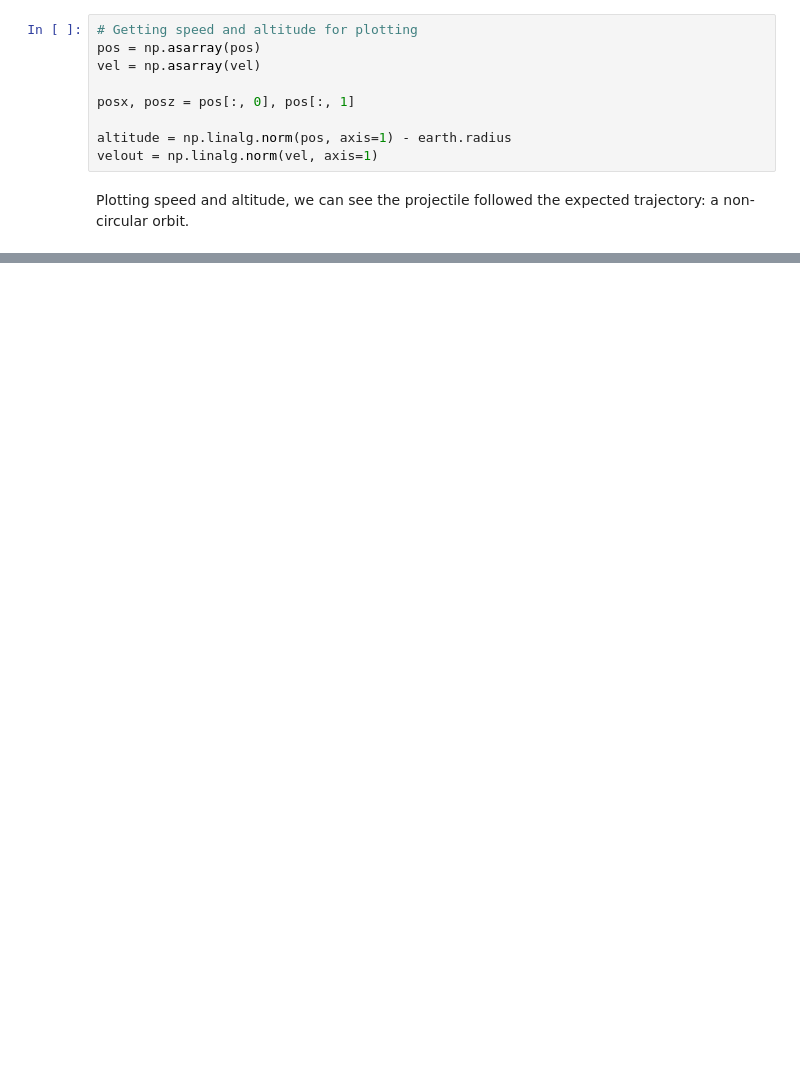
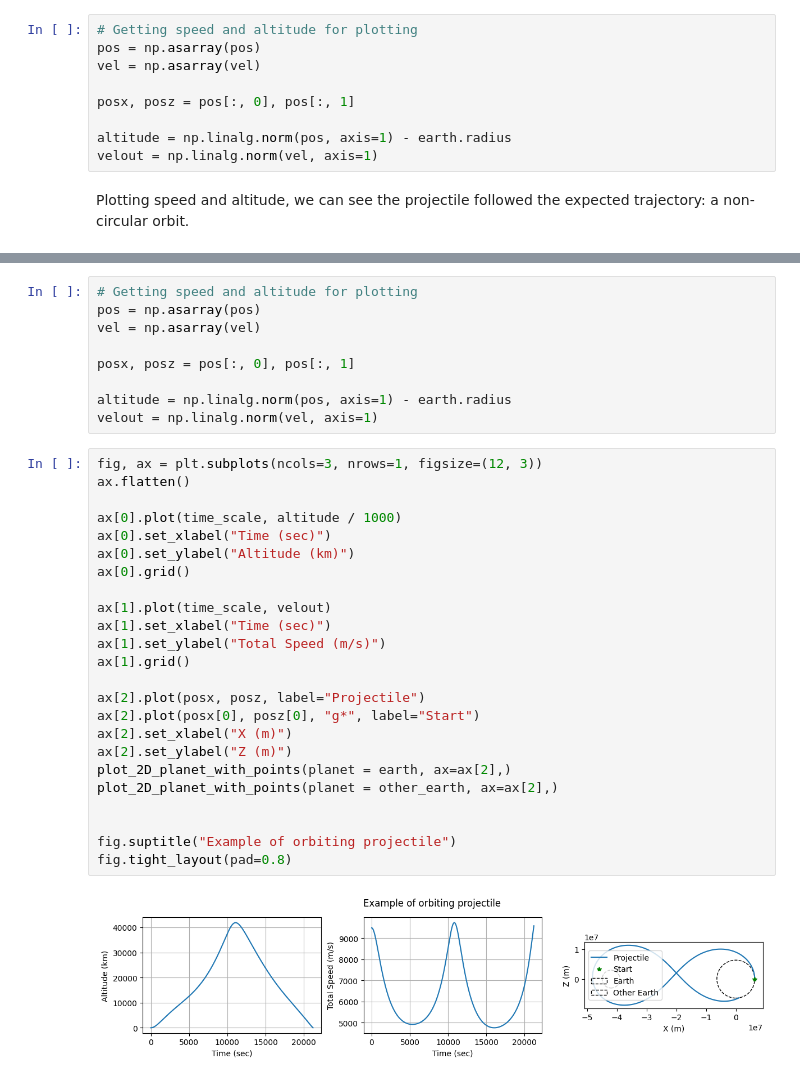
Before and after one commit to Sylvain-Rama/MAD, a Jupyter notebook: notebooks/03_projectiles.ipynb, the cells around one changed output, grey strips where cells are left out. Cells and saved outputs as stored; diff of their text form; blank space fills up the shorter version.

Commit message:
Working multiple planets

```diff
--- a/notebooks/03_projectiles.ipynb
+++ b/notebooks/03_projectiles.ipynb
@@ -115,0 +163,35 @@ fig.tight_layout(pad=0.8)
+# %%
+# Getting speed and altitude for plotting
+pos = np.asarray(pos)
+vel = np.asarray(vel)
+
+posx, posz = pos[:, 0], pos[:, 1]
+
+altitude = np.linalg.norm(pos, axis=1) - earth.radius
+velout = np.linalg.norm(vel, axis=1)
+# %%
+fig, ax = plt.subplots(ncols=3, nrows=1, figsize=(12, 3))
+ax.flatten()
+
+ax[0].plot(time_scale, altitude / 1000)
+ax[0].set_xlabel("Time (sec)")
+ax[0].set_ylabel("Altitude (km)")
+ax[0].grid()
+
+ax[1].plot(time_scale, velout)
+ax[1].set_xlabel("Time (sec)")
+ax[1].set_ylabel("Total Speed (m/s)")
+ax[1].grid()
+
+ax[2].plot(posx, posz, label="Projectile")
+ax[2].plot(posx[0], posz[0], "g*", label="Start")
+ax[2].set_xlabel("X (m)")
+ax[2].set_ylabel("Z (m)")
+plot_2D_planet_with_points(planet = earth, ax=ax[2],)
+plot_2D_planet_with_points(planet = other_earth, ax=ax[2],)
+
+
+fig.suptitle("Example of orbiting projectile")
+fig.tight_layout(pad=0.8)
+# %% [output]
+[figure, added]
```
Also changed, not shown: parts of 4 cells of this notebook, 1 other file.
